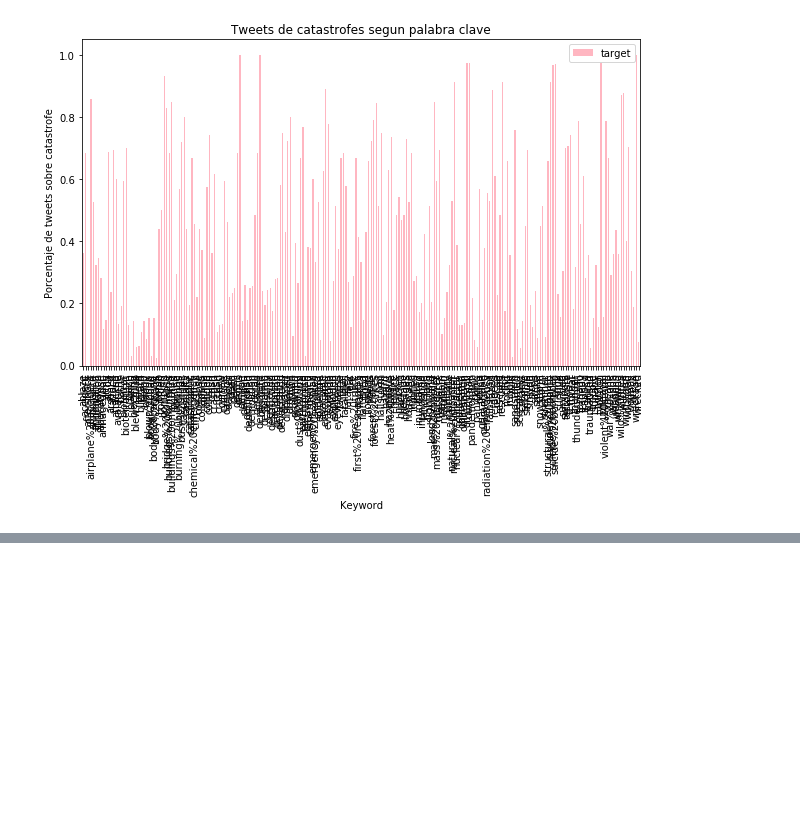
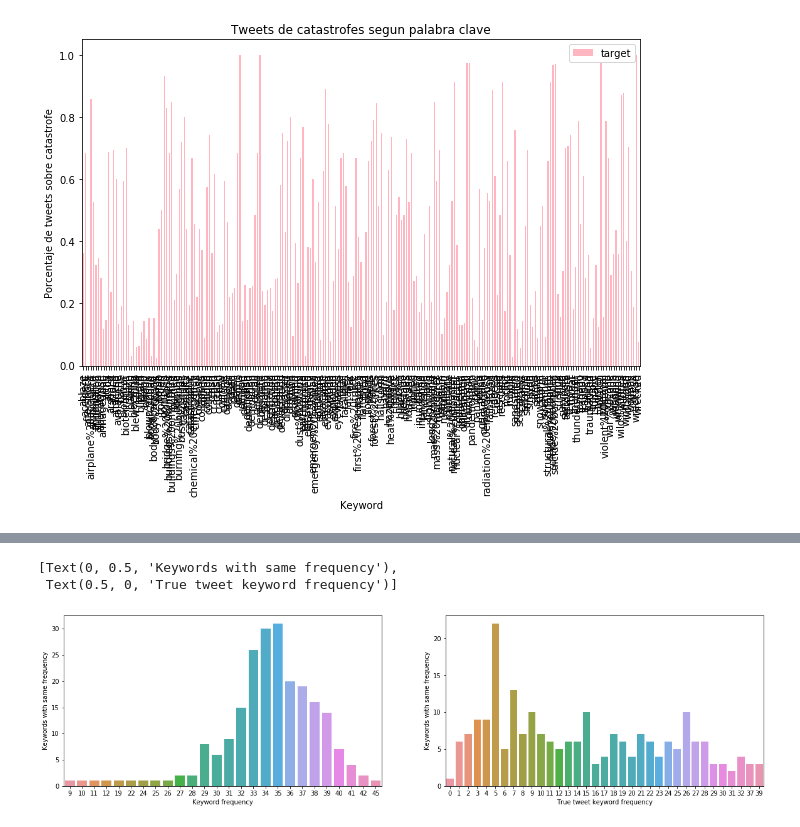
Before and after one commit to AgustinLeguizamon/datos_tp_1, a Jupyter notebook: tp1_agustin.ipynb, the cells around one changed output, grey strips where cells are left out. Cells and saved outputs as stored; diff of their text form; code cells hidden in the pictures; blank space fills up the shorter version.

```diff
--- a/tp1_agustin.ipynb
+++ b/tp1_agustin.ipynb
@@ -655,0 +180,6 @@ nan_kw_tweets.loc[:,['keyword','target']].groupby('keyword').agg({'target': 'mea
+# %%
+keyword_grouped = tweets.loc[:,['keyword','target']].groupby('keyword').agg({'target': ['mean','sum','count']})
+level1 = keyword_grouped.columns.get_level_values(1)
+level0 = keyword_grouped.columns.get_level_values(0)
+keyword_grouped.columns = level0 + '_' + level1
+keyword_grouped.head(5)
@@ -655,0 +194,10 @@ nan_kw_tweets.loc[:,['keyword','target']].groupby('keyword').agg({'target': 'mea
+# %%
+fig, axes = plt.subplots(nrows=1, ncols=2, figsize=(20,5))
+sns.countplot(x='target_count', data = keyword_grouped, ax=axes[0])
+sns.countplot(x='target_sum', data = keyword_grouped, ax=axes[1])
+axes[0].set(xlabel='Keyword frequency', ylabel='Keywords with same frequency')
+axes[1].set(xlabel='True tweet keyword frequency', ylabel='Keywords with same frequency')
+# %% [output]
+[Text(0, 0.5, 'Keywords with same frequency'),
+ Text(0.5, 0, 'True tweet keyword frequency')]
+[figure, added]
```
Also changed, not shown: parts of 118 cells of this notebook.
